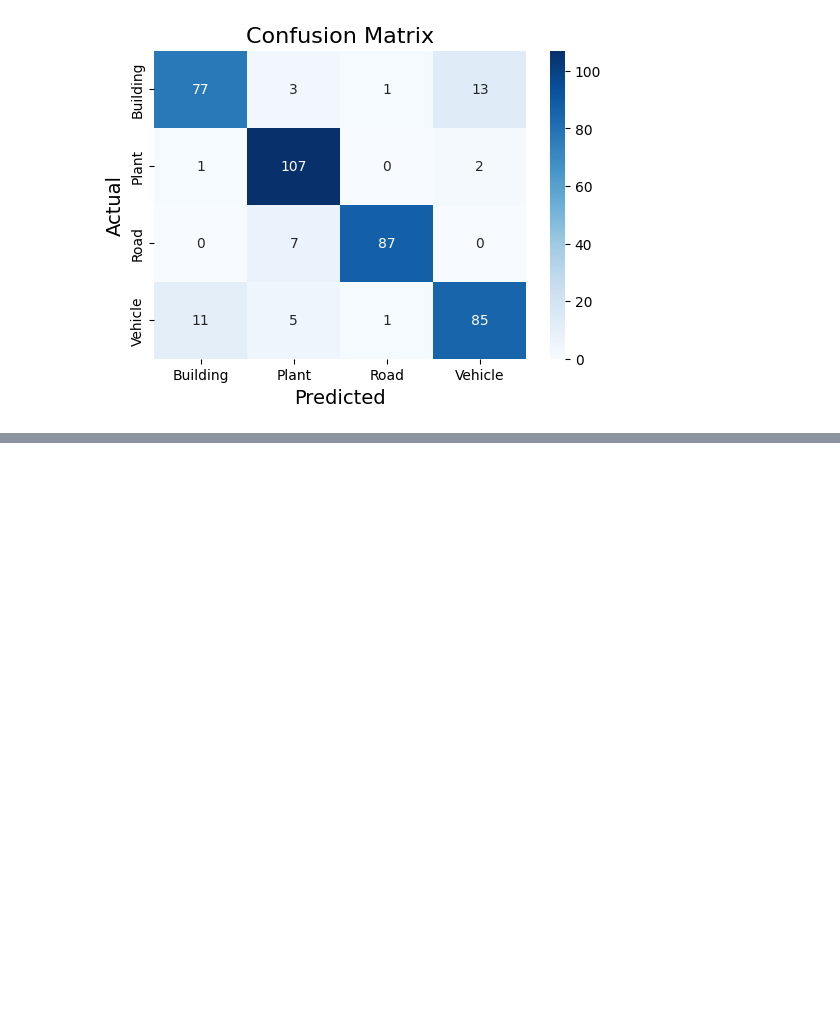
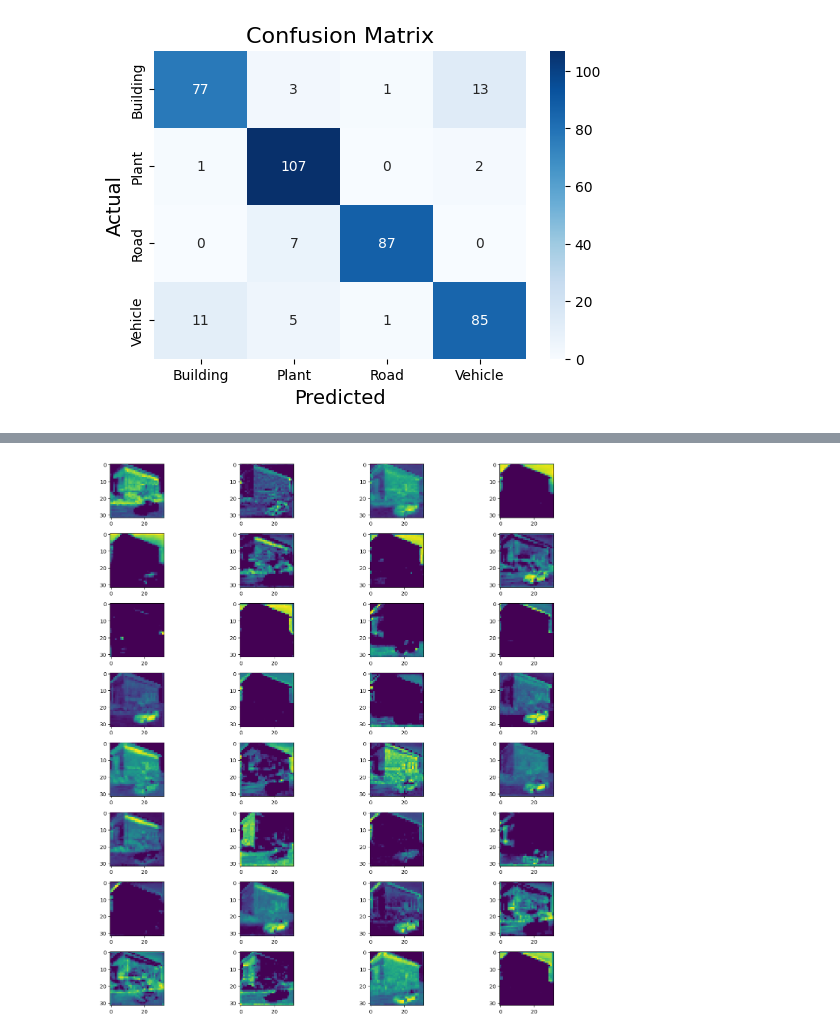
Before and after one commit to RiceWater/New-Thesis, a Jupyter notebook: img_cls.ipynb, the cells around one changed output, grey strips where cells are left out. Saved outputs shown, nothing was run; the diff lists cells and outputs as text; code cells hidden in the pictures; blank space fills up the shorter version.

```diff
--- a/img_cls.ipynb
+++ b/img_cls.ipynb
@@ -451,0 +570,4 @@ Text(0.5, 1.0, 'Confusion Matrix')
+# %%
+layers_c3 = saved_model.layers[:14]
+model_c3 = Sequential(layers_c3)
+model_c3.summary()
@@ -451,0 +592,3 @@ Text(0.5, 1.0, 'Confusion Matrix')
+# %%
+output_c3 = model_c3.predict(np.expand_dims(img_sample, 0))
+output_c3.shape
@@ -451,0 +598,9 @@ Text(0.5, 1.0, 'Confusion Matrix')
+# %%
+fig, ax = plt.subplots(ncols=4, nrows=8, figsize=(15,15))
+# itertools.product creates a permutation
+for idx, ax_idx in enumerate(list(itertools.product(range(4), range(8)))):
+    ax[ax_idx[1], ax_idx[0]].imshow(output_c3[0,:,:,idx])
+
+fig.tight_layout()
+# %% [output]
+[figure, added]
```
Also changed, not shown: parts of 24 cells of this notebook, 1 other file.
